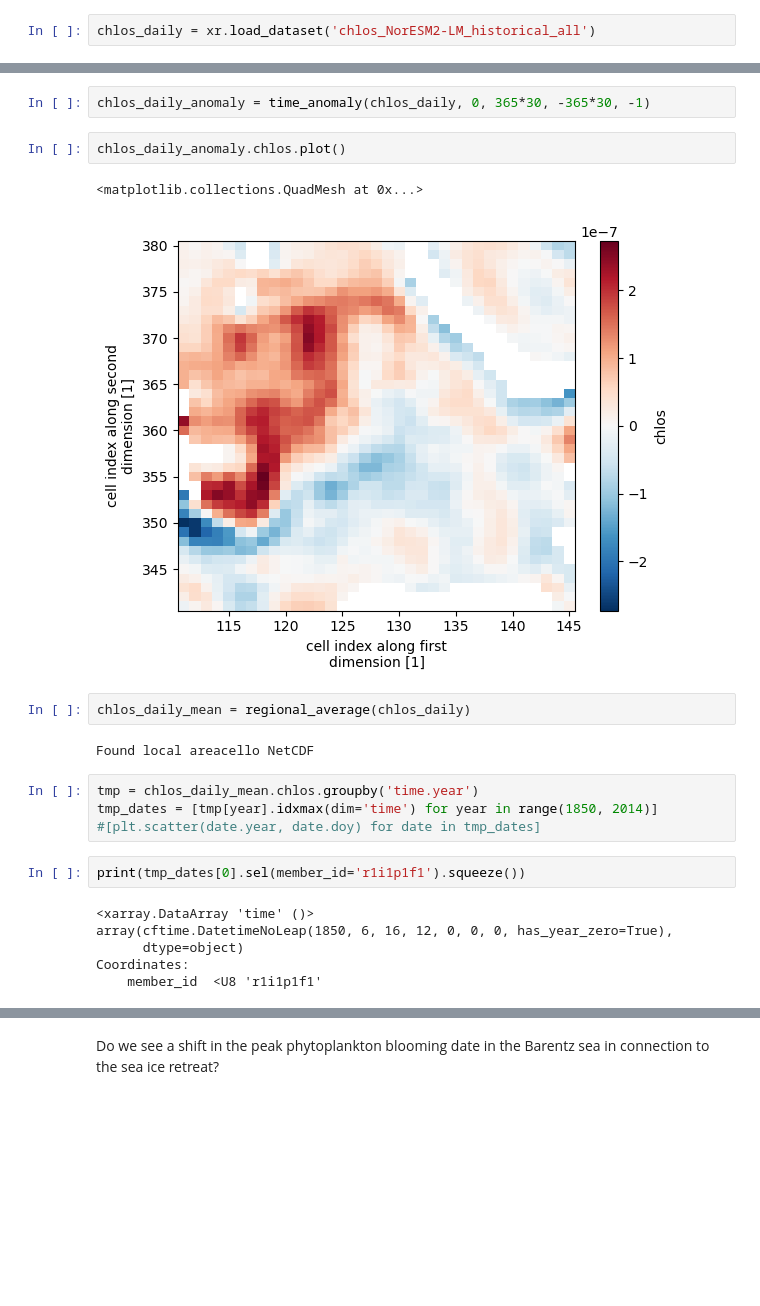
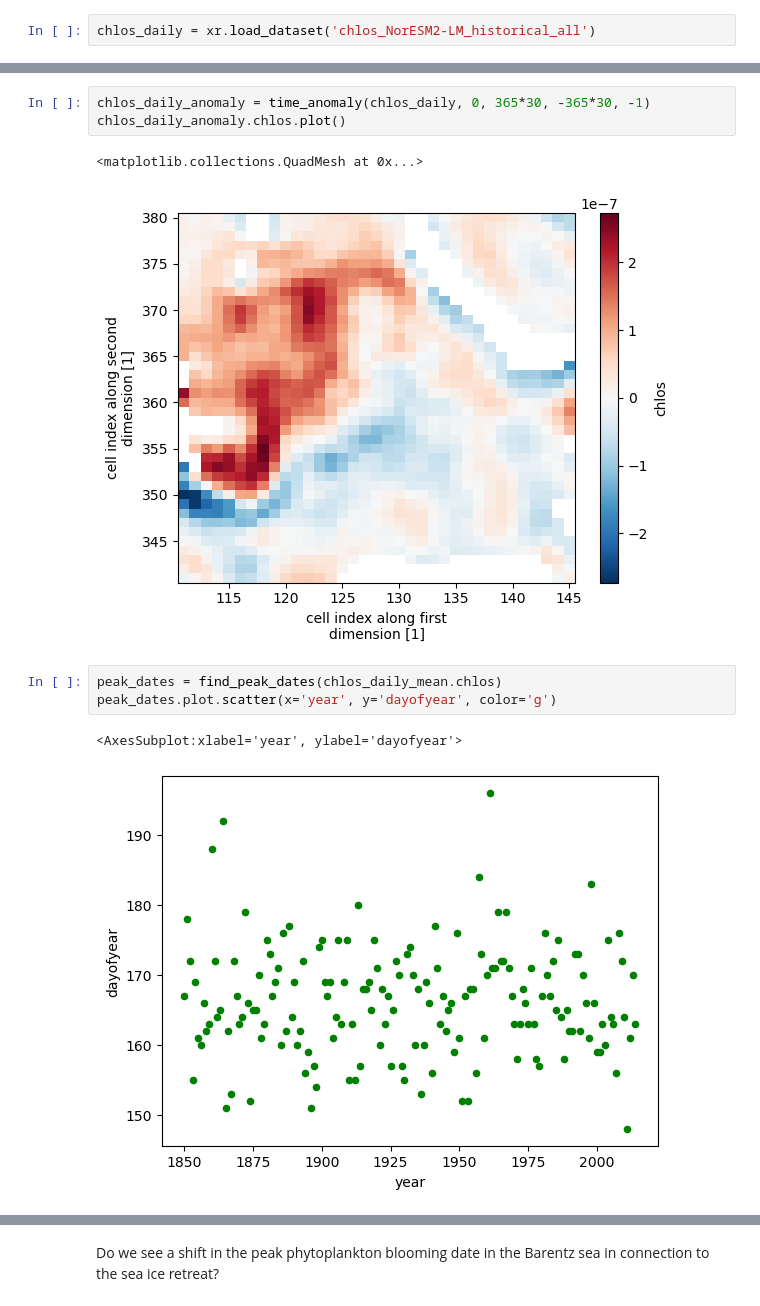
Before and after one commit to eScience-course/Tjaernoe2022-group6, a Jupyter notebook: notebooks/Stian/main.ipynb, the cells around one changed output, grey strips where cells are left out. Drawn from its saved outputs; the diff is of its cells as text; blank space fills up the shorter version.

Commit message:
Made date plot work!

```diff
--- a/notebooks/Stian/main.ipynb
+++ b/notebooks/Stian/main.ipynb
@@ -68,23 +67,12 @@ chlos_daily = xr.load_dataset('chlos_NorESM2-LM_historical_all')
 # %%
 chlos_daily_anomaly = time_anomaly(chlos_daily, 0, 365*30, -365*30, -1)
+chlos_daily_anomaly.chlos.plot()
+# %% [output]
+<matplotlib.collections.QuadMesh at 0x...>
+[figure, added]
-# %%
-chlos_daily_anomaly.chlos.plot()
-# %% [output]
-<matplotlib.collections.QuadMesh at 0x...>
-[figure, removed]
-# %%
-chlos_daily_mean = regional_average(chlos_daily)
-# %% [output]
-Found local areacello NetCDF
-# %%
-tmp = chlos_daily_mean.chlos.groupby('time.year')
-tmp_dates = [tmp[year].idxmax(dim='time') for year in range(1850, 2014)]
-#[plt.scatter(date.year, date.doy) for date in tmp_dates]
-# %%
-print(tmp_dates[0].sel(member_id='r1i1p1f1').squeeze())
-# %% [output]
-<xarray.DataArray 'time' ()>
-array(cftime.DatetimeNoLeap(1850, 6, 16, 12, 0, 0, 0, has_year_zero=True),
-      dtype=object)
-Coordinates:
-    member_id  <U8 'r1i1p1f1'
+# %%
+peak_dates = find_peak_dates(chlos_daily_mean.chlos)
+peak_dates.plot.scatter(x='year', y='dayofyear', color='g')
+# %% [output]
+<AxesSubplot:xlabel='year', ylabel='dayofyear'>
+[figure, added]
```
Also changed, not shown: parts of 5 cells of this notebook, 1 other file.
